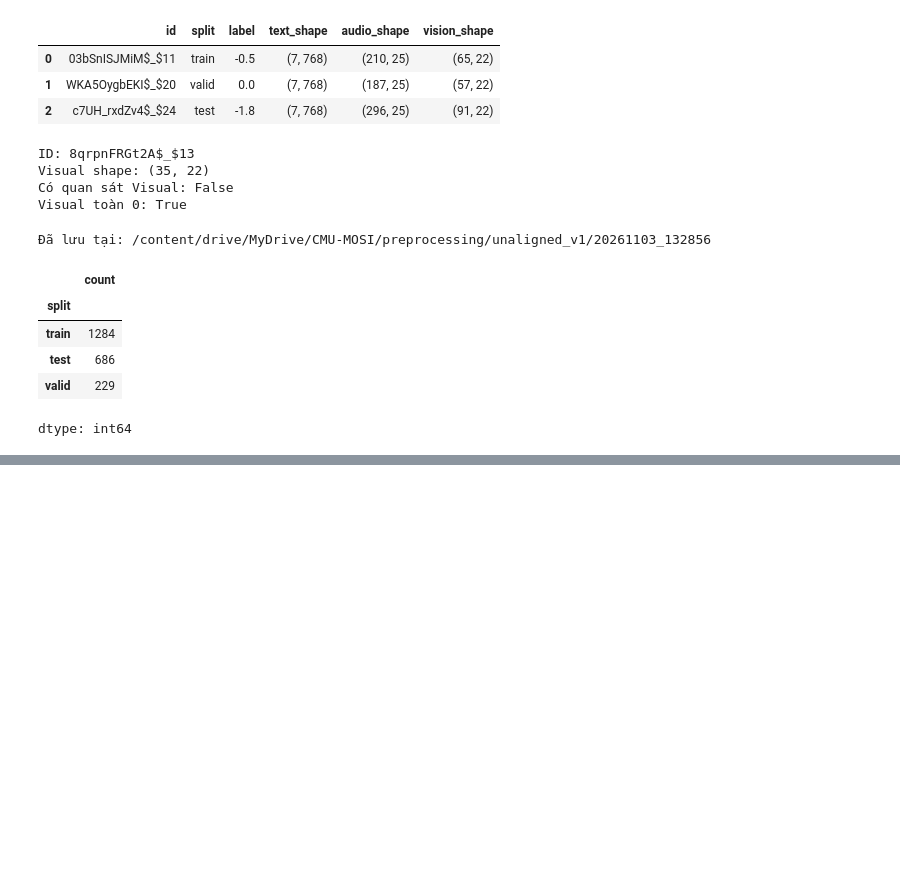
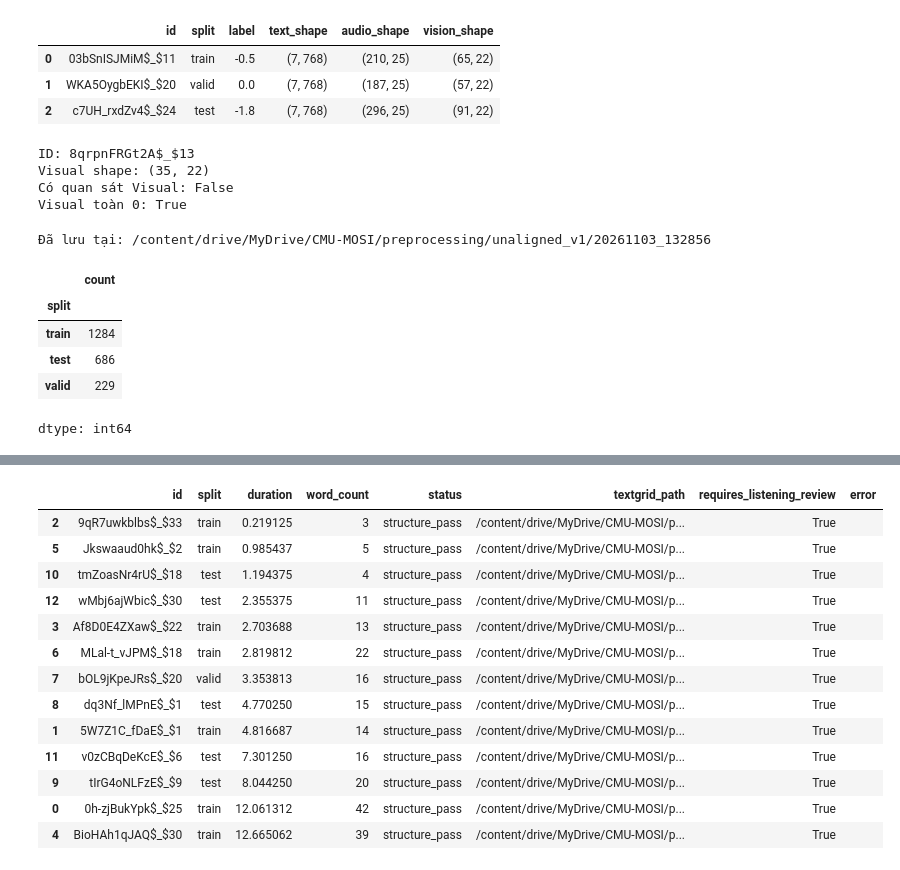
Before and after one commit to danghau2512/DataMining-MSA, a Jupyter notebook: src/notebooks/02_Preprocessing.ipynb, the cells around one changed output, grey strips where cells are left out. Cells and saved outputs as stored; diff of their text form; code cells hidden in the pictures; blank space fills up the shorter version.

Commit message:
Hoàn thành bước aligned

```diff
--- a/src/notebooks/02_Preprocessing.ipynb
+++ b/src/notebooks/02_Preprocessing.ipynb
@@ -1836,0 +2987,18 @@ dtype: int64
+# %%
+MFA_TEXTGRID_DIR = MFA_RUN_DIR / "textgrids"
+
+run_mfa(
+    [
+        "align",
+        MFA_CORPUS_DIR,
+        MFA_FINAL_DICTIONARY,
+        "english_us_arpa",
+        MFA_TEXTGRID_DIR,
+        "--temporary_directory", MFA_LOCAL_DIR / "tmp_alignment",
+        "--num_jobs", "1",
+    ],
+    "alignment_full.log",
+)
+
+print("Đã chạy xong MFA.")
+print("TextGrid được lưu tại:", MFA_TEXTGRID_DIR)
@@ -1836,0 +3270,60 @@ dtype: int64
+# %%
+retry_rows = []
+
+for row in retry_manifest.itertuples(index=False):
+    path = (
+        RETRY_TEXTGRIDS
+        / str(row.video_id)
+        / f"{row.id}.TextGrid"
+    )
+
+    status = "missing_textgrid"
+    error = ""
+
+    if path.is_file():
+        try:
+            wav_path = (
+                RETRY_CORPUS
+                / str(row.video_id)
+                / f"{row.id}.wav"
+            )
+
+            with wave.open(str(wav_path), "rb") as wav:
+                duration = wav.getnframes() / wav.getframerate()
+
+            text = text_results[row.id]
+
+            alignment_module.align_textgrid(
+                path,
+                text["words"],
+                text["word_ids"],
+                duration,
+            )
+
+            status = "structure_pass"
+
+        except Exception as exc:
+            status = "needs_review"
+            error = str(exc)
+
+    retry_rows.append({
+        "id": row.id,
+        "status": status,
+        "textgrid_path": str(path),
+        "requires_listening_review": True,
+        "error": error,
+    })
+
+retry_audit = retry_info.merge(
+    pd.DataFrame(retry_rows),
+    on="id",
+)
+
+retry_audit.to_csv(
+    RETRY_DIR / "retry_audit.csv",
+    index=False,
+)
+
+print(retry_audit["status"].value_counts())
+display(retry_audit.sort_values("duration"))
+# %% [output]
@@ -1836,0 +3333,14 @@ dtype: int64
+|  | id | split | duration | word_count | status | textgrid_path | requires_listening_review | error |
+| 2 | 9qR7uwkblbs$_$33 | train | 0.219125 | 3 | structure_pass | /content/drive/MyDrive/CMU-MOSI/p... | True |  |
+| 5 | Jkswaaud0hk$_$2 | train | 0.985437 | 5 | structure_pass | /content/drive/MyDrive/CMU-MOSI/p... | True |  |
+| 10 | tmZoasNr4rU$_$18 | test | 1.194375 | 4 | structure_pass | /content/drive/MyDrive/CMU-MOSI/p... | True |  |
+| 12 | wMbj6ajWbic$_$30 | test | 2.355375 | 11 | structure_pass | /content/drive/MyDrive/CMU-MOSI/p... | True |  |
+| 3 | Af8D0E4ZXaw$_$22 | train | 2.703688 | 13 | structure_pass | /content/drive/MyDrive/CMU-MOSI/p... | True |  |
+| 6 | MLal-t_vJPM$_$18 | train | 2.819812 | 22 | structure_pass | /content/drive/MyDrive/CMU-MOSI/p... | True |  |
+| 7 | bOL9jKpeJRs$_$20 | valid | 3.353813 | 16 | structure_pass | /content/drive/MyDrive/CMU-MOSI/p... | True |  |
+| 8 | dq3Nf_lMPnE$_$1 | test | 4.770250 | 15 | structure_pass | /content/drive/MyDrive/CMU-MOSI/p... | True |  |
+| 1 | 5W7Z1C_fDaE$_$1 | train | 4.816687 | 14 | structure_pass | /content/drive/MyDrive/CMU-MOSI/p... | True |  |
+| 11 | v0zCBqDeKcE$_$6 | test | 7.301250 | 16 | structure_pass | /content/drive/MyDrive/CMU-MOSI/p... | True |  |
+| 9 | tIrG4oNLFzE$_$9 | test | 8.044250 | 20 | structure_pass | /content/drive/MyDrive/CMU-MOSI/p... | True |  |
+| 0 | 0h-zjBukYpk$_$25 | train | 12.061312 | 42 | structure_pass | /content/drive/MyDrive/CMU-MOSI/p... | True |  |
+| 4 | BioHAh1qJAQ$_$30 | train | 12.665062 | 39 | structure_pass | /content/drive/MyDrive/CMU-MOSI/p... | True |  |
```
Also changed, not shown: parts of 38 cells of this notebook.
